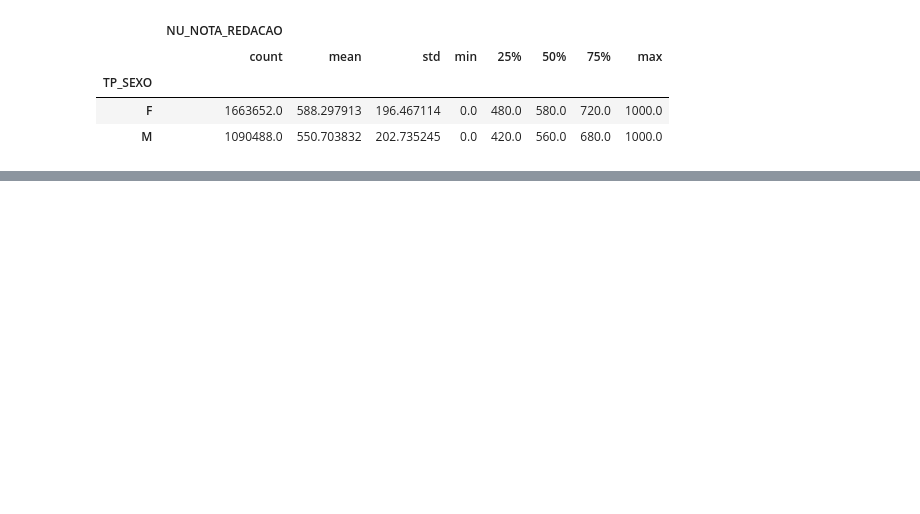
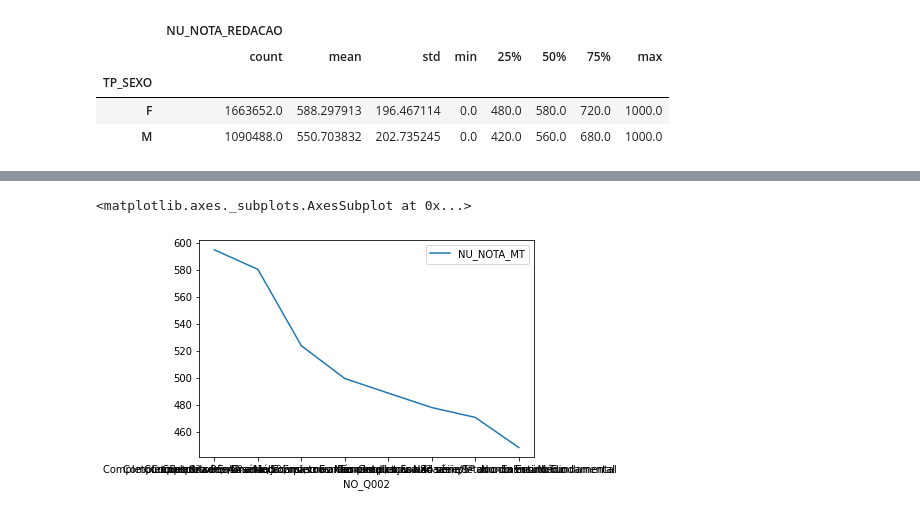
Before and after one commit to almemanuel/ENEM2020-Data-Analysis, a Jupyter notebook: DataAnalysis.ipynb, the cells around one changed output, grey strips where cells are left out. Drawn from its saved outputs; the diff is of its cells as text; code cells hidden in the pictures; blank space fills up the shorter version.

```diff
--- a/DataAnalysis.ipynb
+++ b/DataAnalysis.ipynb
@@ -409,0 +530,7 @@ filtered_data.groupby('TP_SEXO').describe()
+# %%
+q002_math = filtered_data.filter(items=['NU_NOTA_MT', 'NO_Q002']).groupby('NO_Q002').mean().sort_values(by='NU_NOTA_MT', ascending = False)
+
+q002_math.plot()
+# %% [output]
+<matplotlib.axes._subplots.AxesSubplot at 0x...>
+[figure, added]
```
Also changed, not shown: parts of 37 cells of this notebook.
